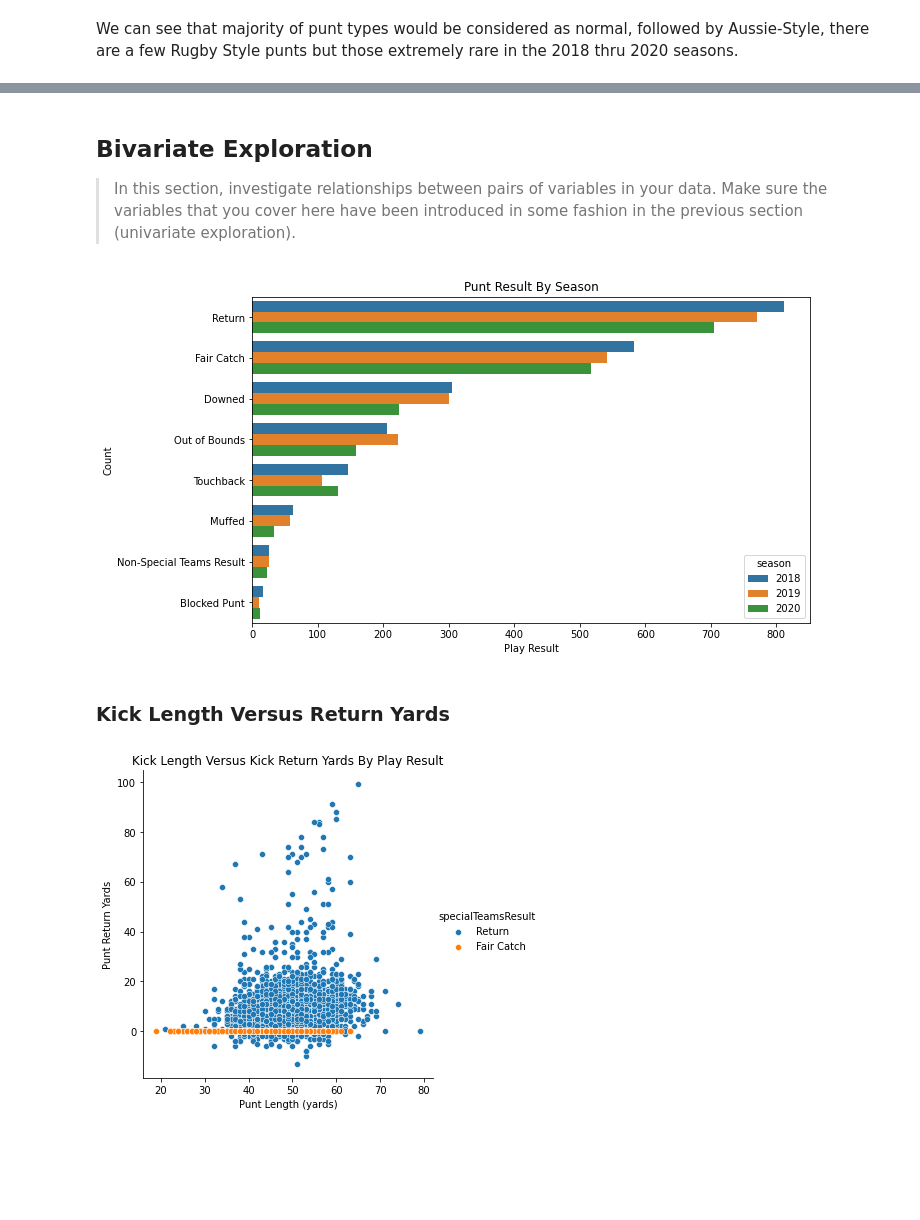
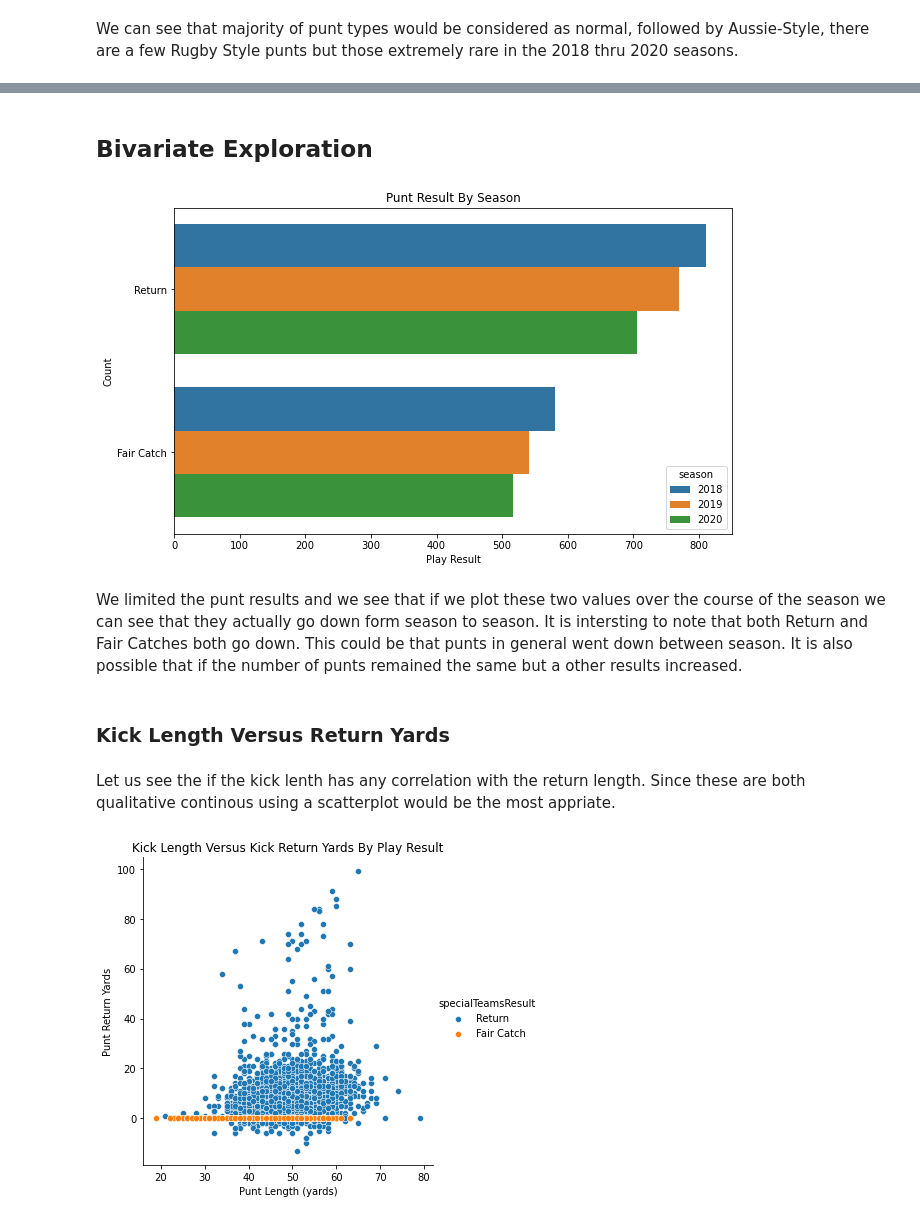
Before and after one commit to dkrejcarek/punt_analysis, a Jupyter notebook: Part_I_exploration_template.ipynb, the cells around one changed output, grey strips where cells are left out. Cells and saved outputs as stored; diff of their text form; code cells hidden in the pictures; blank space fills up the shorter version.

```diff
--- a/Part_I_exploration_template.ipynb
+++ b/Part_I_exploration_template.ipynb
@@ -398,0 +372,6 @@ First let see the if the kick lenth has any correlation with the return length.
+# %%
+# add on the season to the dataset
+punt_data = punt_data.merge(games, on = 'gameId', how='left', suffixes=())
+# drop some unneeded columns
+punt_data.drop(labels=['yardlineSide', 'yardlineNumber', 'gameClock', 'penaltyCodes', 'penaltyJerseyNumbers', 'penaltyYards'], axis=1, inplace=True)
+punt_data.info()
@@ -580,24 +558,24 @@ We can see that majority of punt types would be considered as normal, followed b
-# %% [markdown]
-## Bivariate Exploration
-
-> In this section, investigate relationships between pairs of variables in your
-data. Make sure the variables that you cover here have been introduced in some
-fashion in the previous section (univariate exploration).
+# %% [markdown]
+## Bivariate Exploration
 # %%
 # Display the play results based on the season (Row) and also on the type (col)
-order = plays_returnable.specialTeamsResult.value_counts().index
+order = punt_data.specialTeamsResult.value_counts().index
 # increase the size of plot
 plt.figure(figsize=[10,6])
 
 # A box plot becacuse specialteam results is a category
-sb.countplot(data = plays_returnable, y ='specialTeamsResult', hue='season', order = order)
+sb.countplot(data = punt_data, y ='specialTeamsResult', hue='season', order = order)
 plt.title('Punt Result By Season')
 plt.xlabel('Play Result')
 plt.ylabel('Count');
 # %% [output]
-[figure, old version]
+[figure, new version]
+# %% [markdown]
+We limited the punt results and we see that if we plot these two values over the course of the season we can see that they actually go down form season to season.  It is intersting to note that both Return and Fair Catches both go down.  This could be that punts in general went down between season.  It is also possible that if the number of punts remained the same but a other results increased.
 # %% [markdown]
 ### Kick Length Versus Return Yards
+# %% [markdown]
+Let us see the if the kick lenth has any correlation with the return length.  Since these are both qualitative continous using a scatterplot would be the most appriate.
 # %%
 
 g = sb.FacetGrid(punt_data, hue = 'specialTeamsResult', height=5, aspect=1)
```
Also changed, not shown: parts of 14 cells of this notebook.
